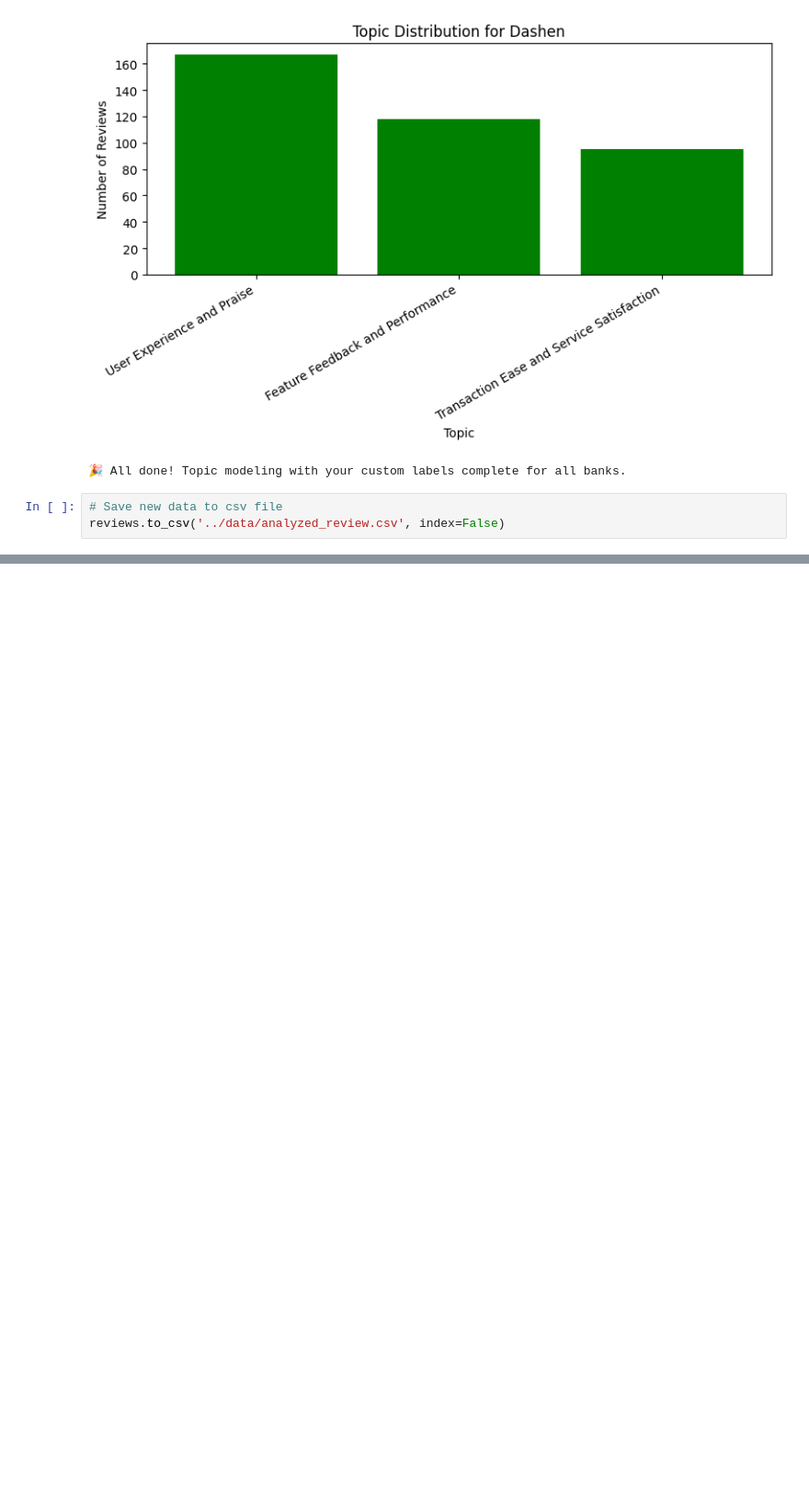
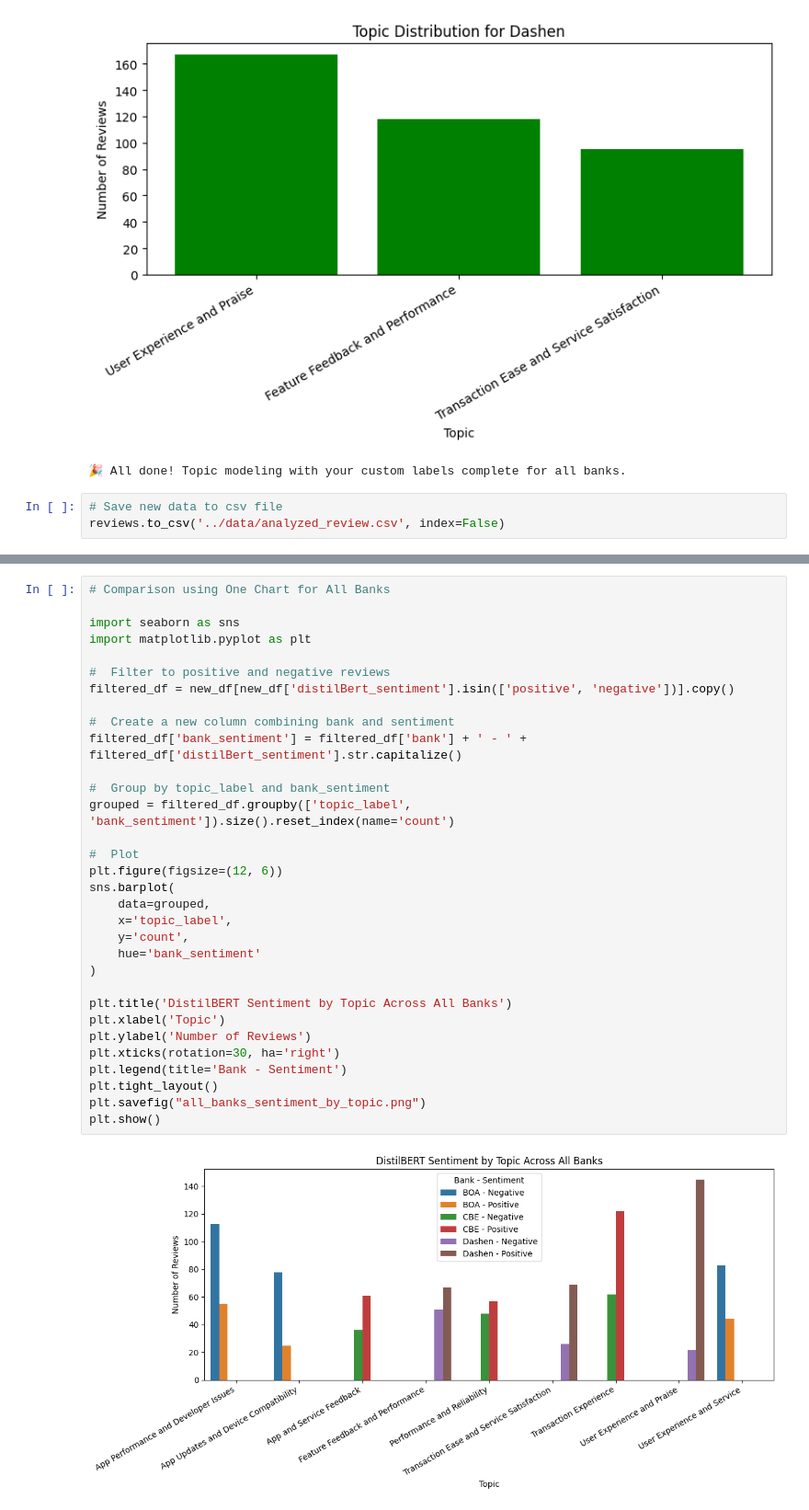
Before and after one commit to AmhaBK/Customer-Experience-Analysis, a Jupyter notebook: notebooks/sentimentAnalysis.ipynb, the cells around one changed output, grey strips where cells are left out. Shown at 92% size. Saved outputs shown, nothing was run; the diff lists cells and outputs as text; blank space fills up the shorter version.

```diff
--- a/notebooks/sentimentAnalysis.ipynb
+++ b/notebooks/sentimentAnalysis.ipynb
@@ -467,0 +507,34 @@ reviews.to_csv('../data/analyzed_review.csv', index=False)
+# %%
+# Comparison using One Chart for All Banks
+
+import seaborn as sns
+import matplotlib.pyplot as plt
+
+#  Filter to positive and negative reviews
+filtered_df = new_df[new_df['distilBert_sentiment'].isin(['positive', 'negative'])].copy()
+
+#  Create a new column combining bank and sentiment
+filtered_df['bank_sentiment'] = filtered_df['bank'] + ' - ' + filtered_df['distilBert_sentiment'].str.capitalize()
+
+#  Group by topic_label and bank_sentiment
+grouped = filtered_df.groupby(['topic_label', 'bank_sentiment']).size().reset_index(name='count')
+
+#  Plot
+plt.figure(figsize=(12, 6))
+sns.barplot(
+    data=grouped,
+    x='topic_label',
+    y='count',
+    hue='bank_sentiment'
+)
+
+plt.title('DistilBERT Sentiment by Topic Across All Banks')
+plt.xlabel('Topic')
+plt.ylabel('Number of Reviews')
+plt.xticks(rotation=30, ha='right')
+plt.legend(title='Bank - Sentiment')
+plt.tight_layout()
+plt.savefig("all_banks_sentiment_by_topic.png")
+plt.show()
+# %% [output]
+[figure, added]
```
Also changed, not shown: parts of 3 cells of this notebook.
